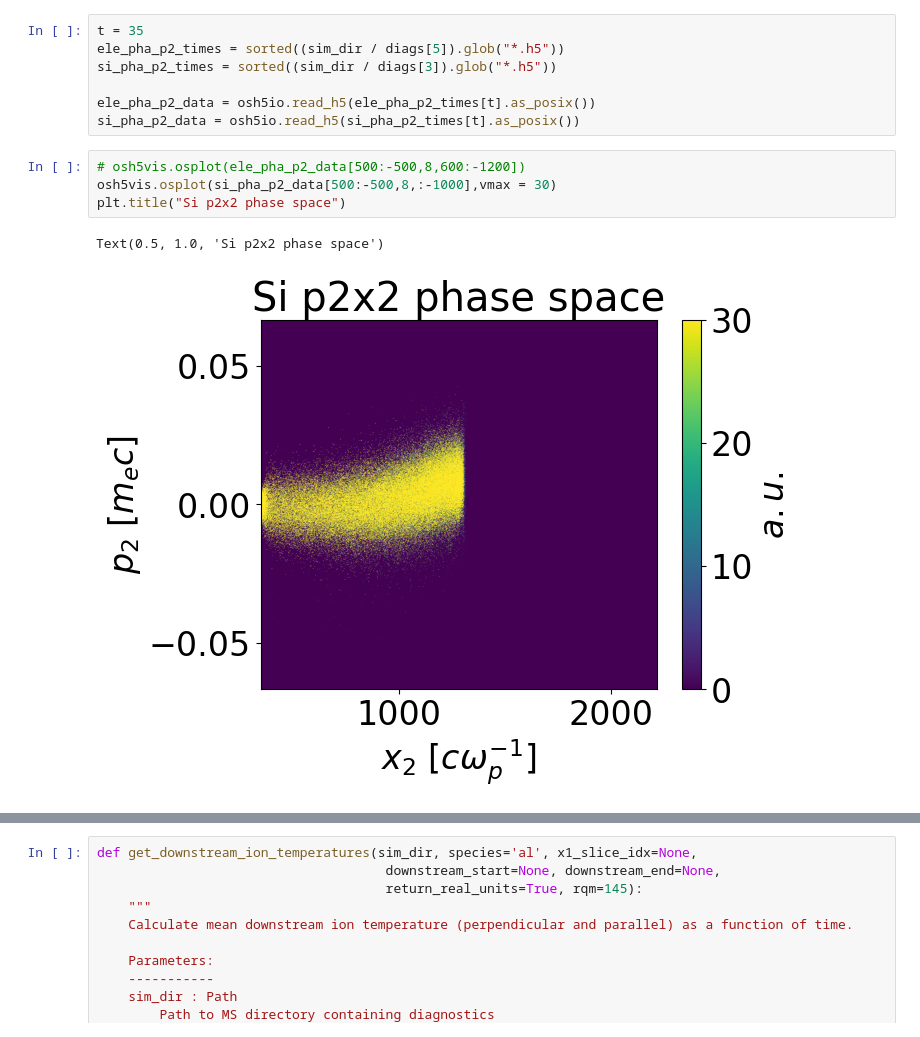
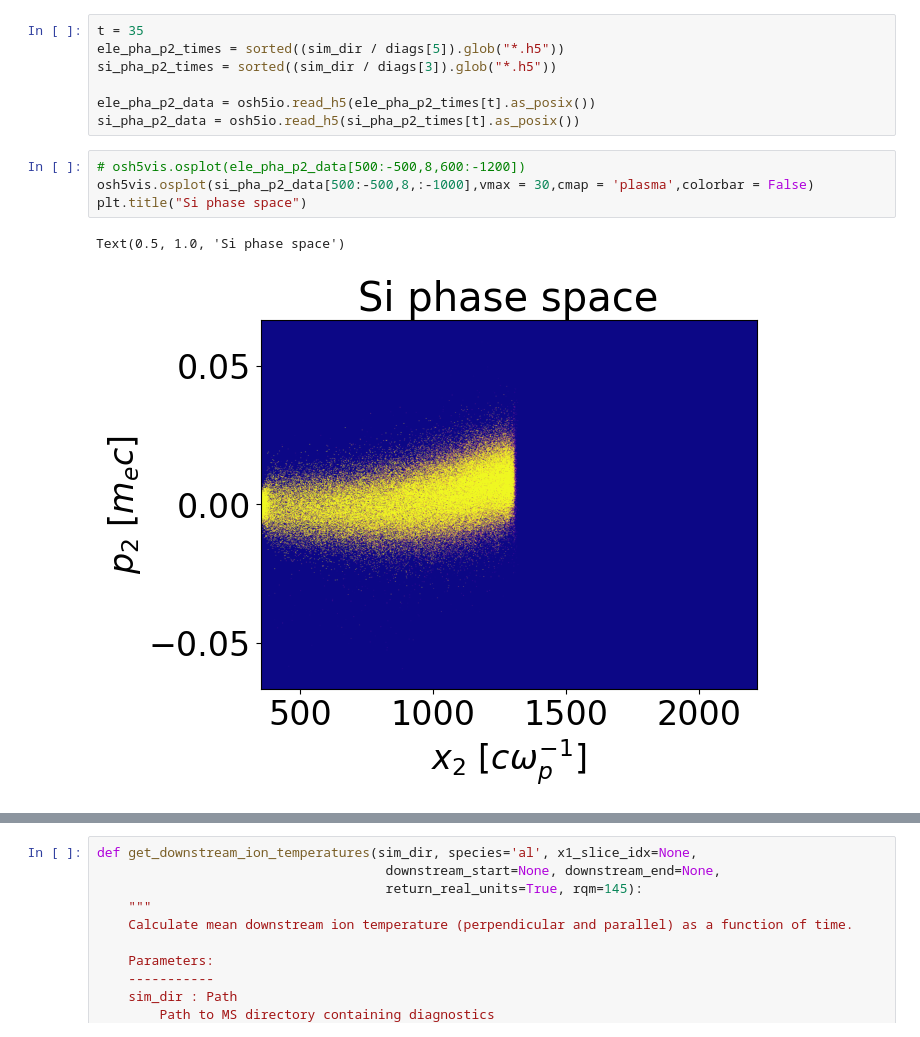
Before and after one commit to Schaeffer-Lab/MagShockZ, a Jupyter notebook: analysis_notebooks/OSIRIS/analysis_using_pyvisos.ipynb, the cells around one changed output, grey strips where cells are left out. Saved outputs shown, nothing was run; the diff lists cells and outputs as text.

```diff
--- a/analysis_notebooks/OSIRIS/analysis_using_pyvisos.ipynb
+++ b/analysis_notebooks/OSIRIS/analysis_using_pyvisos.ipynb
@@ -285,9 +285,9 @@ ele_pha_p2_data = osh5io.read_h5(ele_pha_p2_times[t].as_posix())
 si_pha_p2_data = osh5io.read_h5(si_pha_p2_times[t].as_posix())
 # %%
 # osh5vis.osplot(ele_pha_p2_data[500:-500,8,600:-1200])
-osh5vis.osplot(si_pha_p2_data[500:-500,8,:-1000],vmax = 30)
-plt.title("Si p2x2 phase space")
+osh5vis.osplot(si_pha_p2_data[500:-500,8,:-1000],vmax = 30,cmap = 'plasma',colorbar = False)
+plt.title("Si phase space")
 # %% [output]
-Text(0.5, 1.0, 'Si p2x2 phase space')
+Text(0.5, 1.0, 'Si phase space')
-[figure, old version]
+[figure, new version]
 # %%
```
Also changed, not shown: parts of 8 cells of this notebook, 1 other file.
